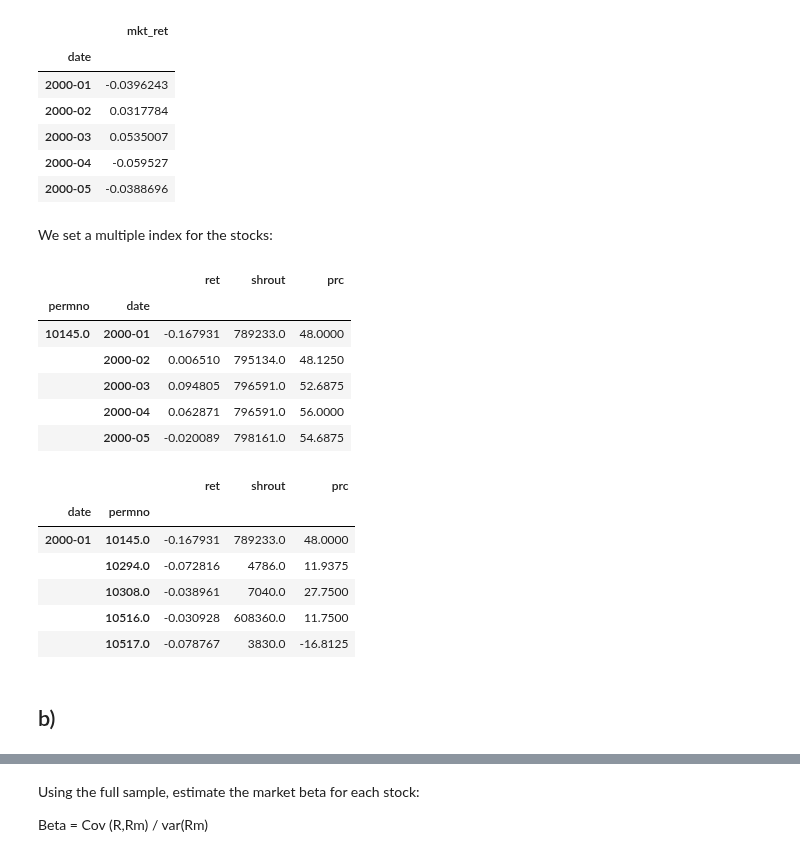
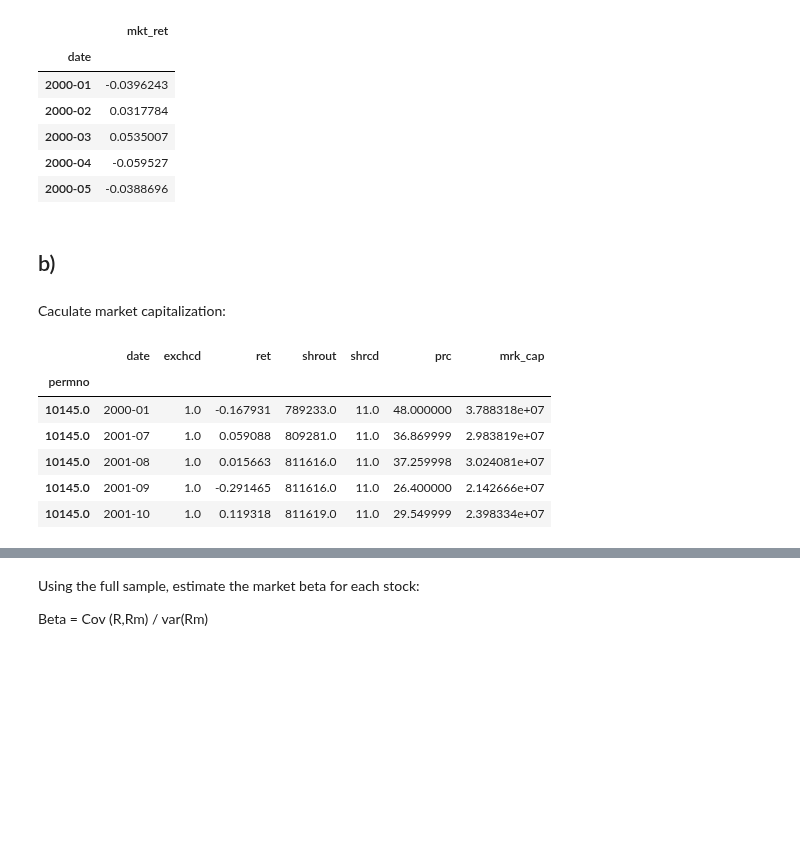
Before and after one commit to baohien97/EPFL-Investments, a Jupyter notebook: As7/InvestmentsAs7.ipynb, the cells around one changed output, grey strips where cells are left out. Cells and saved outputs as stored; diff of their text form; code cells hidden in the pictures; blank space fills up the shorter version.

```diff
--- a/As6/InvestmentsAs6.ipynb
+++ b/As7/InvestmentsAs7.ipynb
@@ -126,0 +121,10 @@ We have deleted 3479 and we are left with 639 stocks
+# %%
+stocks_del = stocks_del[~stocks_del.ret.isna()] # delete null returns
+# %%
+count = []
+count = stocks_del.groupby('permno').count()
+# now in each column we have the number of observations. We can rename one of them
+count = count.rename(columns={"date":"number of observations"})
+count = count[['number of observations']]
+print(f"We have {count.shape[0]} different stocks. Each has a certain number of observations:")
+count.head()
@@ -126,0 +140,4 @@ We have deleted 3479 and we are left with 639 stocks
+# %%
+decision = count[['number of observations']]!=240 # delete if true
+decision = decision.dropna() # drop NaN
+decision.head()
@@ -126,0 +152,5 @@ We have deleted 3479 and we are left with 639 stocks
+# %%
+decision_true = decision[decision['number of observations']] # keep only true
+print(f"We delete {decision_true.shape[0]} stocks.")
+stocks_del = stocks.drop(index=decision_true.index) # drop the stocks that have < 240 observations
+stocks_del.head()
@@ -159,35 +208,19 @@ rm.head()
 | 2000-03 | 0.0535007 |
 | 2000-04 | -0.059527 |
 | 2000-05 | -0.0388696 |
-# %% [markdown]
-We set a multiple index for the stocks:
-# %%
-# change index: first permno then date
-ss_permno = stocks_del.reset_index()
-ss_permno = ss_permno.set_index(['permno','date']) # multiple index
-ss_permno = ss_permno.sort_values(by=['permno','date']) # sort
-ss_permno.head()
-# %% [output]
-|  |  | ret | shrout | prc |
-| permno | date |  |  |  |
-| 10145.0 | 2000-01 | -0.167931 | 789233.0 | 48.0000 |
-|  | 2000-02 | 0.006510 | 795134.0 | 48.1250 |
-|  | 2000-03 | 0.094805 | 796591.0 | 52.6875 |
-|  | 2000-04 | 0.062871 | 796591.0 | 56.0000 |
-|  | 2000-05 | -0.020089 | 798161.0 | 54.6875 |
-# %%
-# change index: first date then permno
-ss_date = ss_permno.reset_index()
-ss_date = ss_date.set_index(['date','permno']) # multiple index
-ss_date = ss_date.sort_values(by=['date','permno']) # sort
-ss_date.head()
-# %% [output]
-|  |  | ret | shrout | prc |
-| date | permno |  |  |  |
-| 2000-01 | 10145.0 | -0.167931 | 789233.0 | 48.0000 |
-|  | 10294.0 | -0.072816 | 4786.0 | 11.9375 |
-|  | 10308.0 | -0.038961 | 7040.0 | 27.7500 |
-|  | 10516.0 | -0.030928 | 608360.0 | 11.7500 |
-|  | 10517.0 | -0.078767 | 3830.0 | -16.8125 |
 # %% [markdown]
 ## b)
+# %% [markdown]
+Caculate market capitalization:
+# %%
+stocks_del['prc'] = stocks_del['prc'].abs() # absolute value of the share price
+stocks_del['mrk_cap'] = stocks_del['prc'] * stocks_del['shrout']
+stocks_del.head()
+# %% [output]
+|  | date | exchcd | ret | shrout | shrcd | prc | mrk_cap |
+| permno |  |  |  |  |  |  |  |
+| 10145.0 | 2000-01 | 1.0 | -0.167931 | 789233.0 | 11.0 | 48.000000 | 3.788318e+07 |
+| 10145.0 | 2001-07 | 1.0 | 0.059088 | 809281.0 | 11.0 | 36.869999 | 2.983819e+07 |
+| 10145.0 | 2001-08 | 1.0 | 0.015663 | 811616.0 | 11.0 | 37.259998 | 3.024081e+07 |
+| 10145.0 | 2001-09 | 1.0 | -0.291465 | 811616.0 | 11.0 | 26.400000 | 2.142666e+07 |
+| 10145.0 | 2001-10 | 1.0 | 0.119318 | 811619.0 | 11.0 | 29.549999 | 2.398334e+07 |
```
Also changed, not shown: parts of 17 cells of this notebook, 2 other files.
